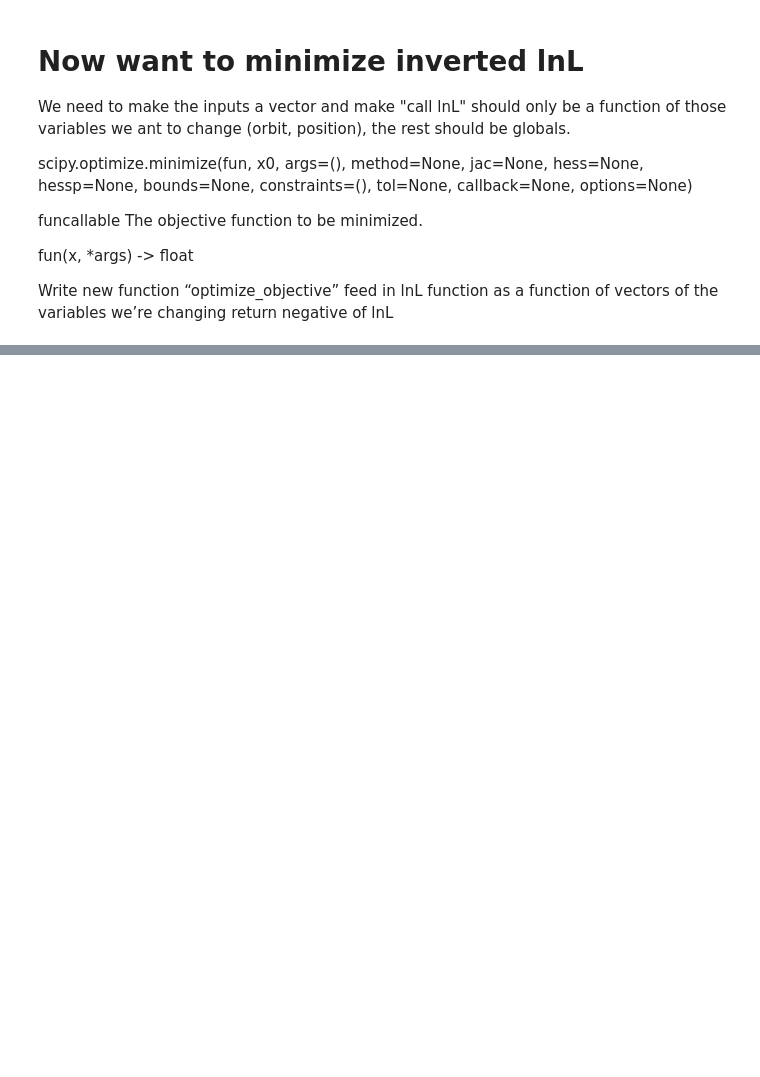
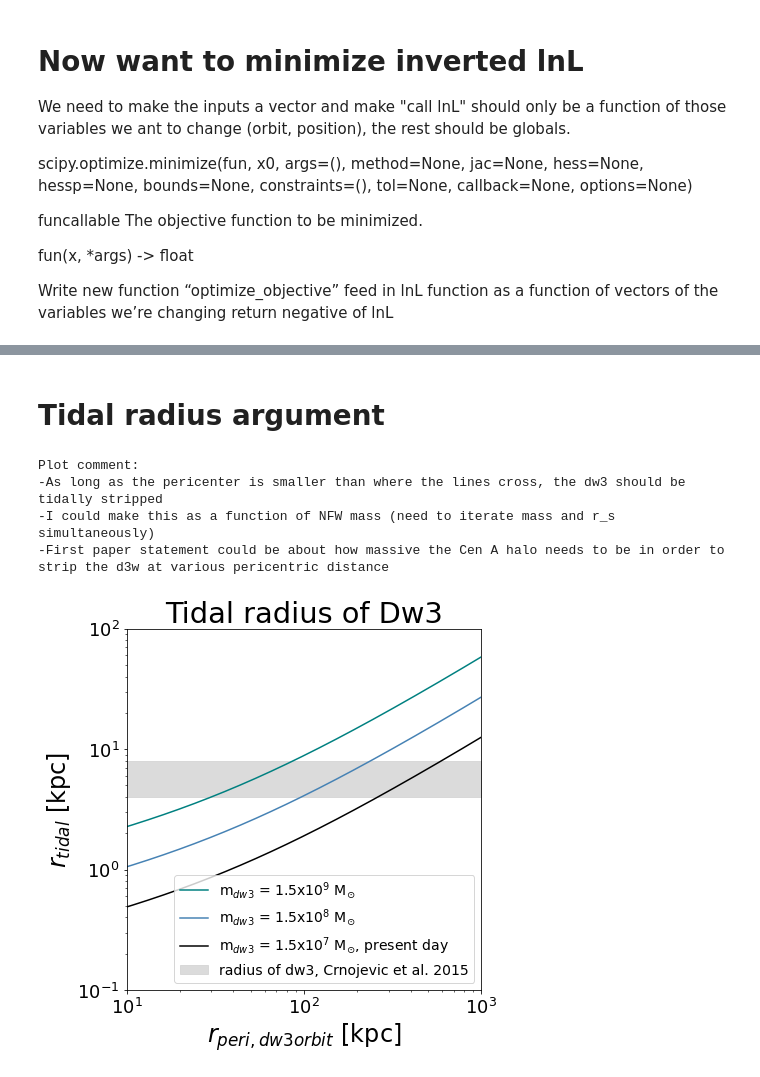
Before and after one commit to sapearson/CenA, a Jupyter notebook: notebooks/Call_lnL.ipynb, the cells around one changed output, grey strips where cells are left out. Cells and saved outputs as stored; diff of their text form; code cells hidden in the pictures; blank space fills up the shorter version.

```diff
--- a/notebooks/Call_lnL.ipynb
+++ b/notebooks/Call_lnL.ipynb
@@ -642,2 +895,51 @@ array([3.64602295])
 # %%
 #instead of 0 make np.inf
+# %% [markdown]
+# Tidal radius argument
+# %%
+#step through position array for varius representations of tidal radius
+pos = np.zeros((3,500)) * u.kpc
+pos[0] = np.logspace(np.log10(20./500.), np.log10(20*500.), pos.shape[1]) * u.kpc
+
+#enclosed mass at position (this is 3d, but only plotting 1D pos axis)
+m_profile = pot.mass_enclosed(pos)
+# %%
+# Do as a function of r_peri and compare it to
+#m_dw3 = 5 * 10**4 #msun
+
+
+m_dw3 = 1.5 * 10**7 #msun
+m_dw3_inter = 1.5 * 10**8 #msun
+m_dw3_massive = 1.5 * 10**9 #msun
+r_t = pos[0] * (m_dw3/m_profile)**(1./3) #from the total mass profile of
+r_t_inter = pos[0] * (m_dw3_inter/m_profile)**(1./3) #from the total mass profile of
+r_t_massive = pos[0] * (m_dw3_massive/m_profile)**(1./3) #from the total mass profile of
+
+plt.figure(figsize=(7,7))
+plt.title('Tidal radius of Dw3')
+plt.fill_between([10,1000],4,7.9, alpha = 0.8, color='lightgray', label='radius of dw3, Crnojevic et al. 2015')
+plt.loglog(pos[0],r_t_massive, marker='', label='m$_{dw3}$ = 1.5x10$^9$ M$_{\odot}$', c='teal')
+plt.loglog(pos[0],r_t_inter, marker='', label='m$_{dw3}$ = 1.5x10$^8$ M$_{\odot}$', c='steelblue')
+plt.loglog(pos[0],r_t, marker='', label='m$_{dw3}$ = 1.5x10$^7$ M$_{\odot}$, present day', c='black')
+plt.xlabel("$r_{peri,dw3orbit}$ [kpc]")
+plt.ylabel("$r_{tidal}$ [kpc]")
+#plt.axhline([7.9], color='black', linestyle='--', label='present day radius of dw3')
+
+plt.ylim([0.1,100])
+plt.xlim([10,1000])
+#plt.axhline([9*10**11], color='black', linestyle='--')
+plt.legend(fontsize=14)
+plt.tight_layout()
+plt.savefig(path+'/plots/tidal_radis_vs_peri.png')
+print('')
+print('Plot comment:')
+#print('')
+print('-As long as the pericenter is smaller than where the lines cross, the dw3 should be tidally stripped')
+print('-I could make this as a function of NFW mass (need to iterate mass and r_s simultaneously)')
+print('-First paper statement could be about how massive the Cen A halo needs to be in order to strip the d3w at various pericentric distance')
+# %% [output]
+Plot comment:
+-As long as the pericenter is smaller than where the lines cross, the dw3 should be tidally stripped
+-I could make this as a function of NFW mass (need to iterate mass and r_s simultaneously)
+-First paper statement could be about how massive the Cen A halo needs to be in order to strip the d3w at various pericentric distance
+[figure, added]
```
Also changed, not shown: parts of 26 cells of this notebook.
